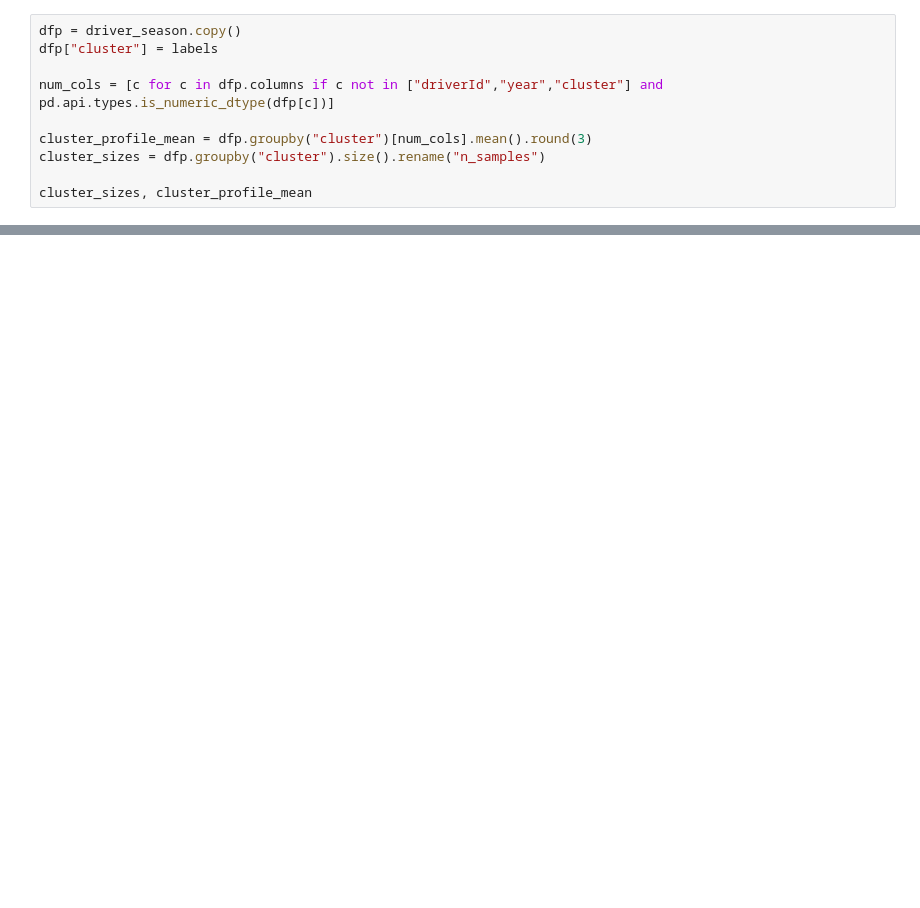
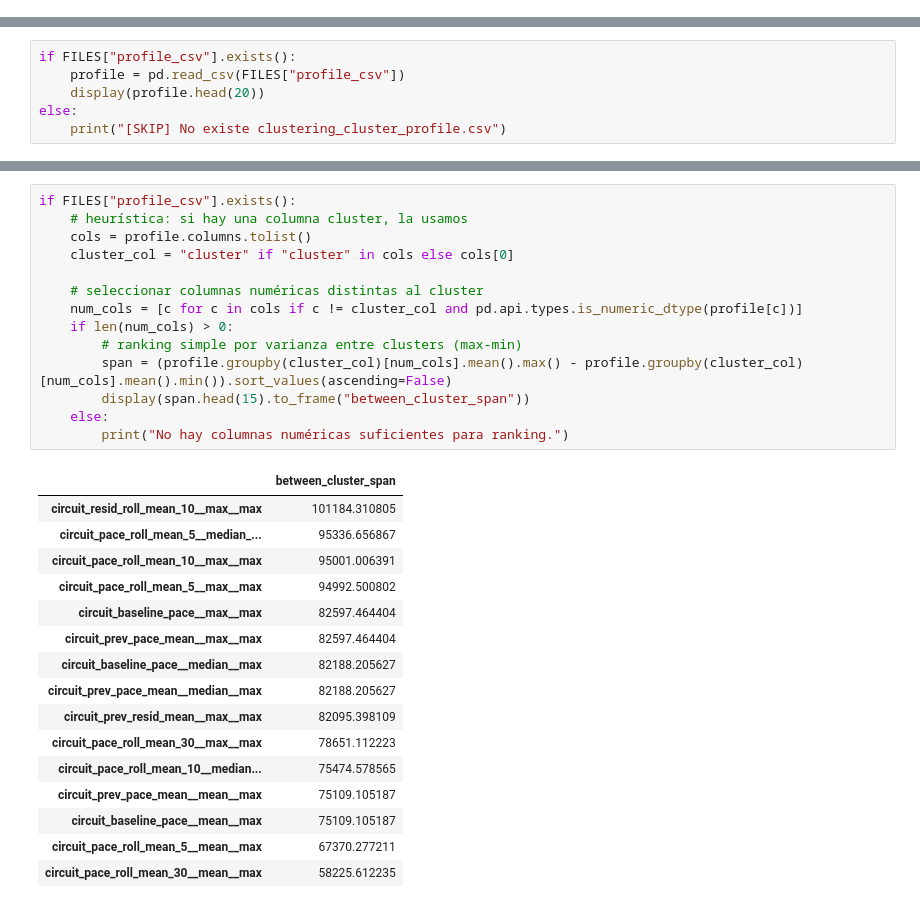
Before and after one commit to Naxituuu01/MachineLearning_F1Proyect, a Jupyter notebook: notebooks/06_unsupervised_clustering.ipynb, the cells around one changed output, grey strips where cells are left out. Cells and saved outputs as stored; diff of their text form; blank space fills up the shorter version.

```diff
--- a/notebooks/06_unsupervised_clustering.ipynb
+++ b/notebooks/06_unsupervised_clustering.ipynb
@@ -234,10 +0,0 @@ driver_season_labeled.head()
-# %%
-dfp = driver_season.copy()
-dfp["cluster"] = labels
-
-num_cols = [c for c in dfp.columns if c not in ["driverId","year","cluster"] and pd.api.types.is_numeric_dtype(dfp[c])]
-
-cluster_profile_mean = dfp.groupby("cluster")[num_cols].mean().round(3)
-cluster_sizes = dfp.groupby("cluster").size().rename("n_samples")
-
-cluster_sizes, cluster_profile_mean
@@ -270,0 +134,6 @@ plt.show()
+# %%
+if FILES["profile_csv"].exists():
+    profile = pd.read_csv(FILES["profile_csv"])
+    display(profile.head(20))
+else:
+    print("[SKIP] No existe clustering_cluster_profile.csv")
@@ -270,0 +160,31 @@ plt.show()
+# %%
+if FILES["profile_csv"].exists():
+    # heurística: si hay una columna cluster, la usamos
+    cols = profile.columns.tolist()
+    cluster_col = "cluster" if "cluster" in cols else cols[0]
+
+    # seleccionar columnas numéricas distintas al cluster
+    num_cols = [c for c in cols if c != cluster_col and pd.api.types.is_numeric_dtype(profile[c])]
+    if len(num_cols) > 0:
+        # ranking simple por varianza entre clusters (max-min)
+        span = (profile.groupby(cluster_col)[num_cols].mean().max() - profile.groupby(cluster_col)[num_cols].mean().min()).sort_values(ascending=False)
+        display(span.head(15).to_frame("between_cluster_span"))
+    else:
+        print("No hay columnas numéricas suficientes para ranking.")
+# %% [output]
+|  | between_cluster_span |
+| circuit_resid_roll_mean_10__max__max | 101184.310805 |
+| circuit_pace_roll_mean_5__median_... | 95336.656867 |
+| circuit_pace_roll_mean_10__max__max | 95001.006391 |
+| circuit_pace_roll_mean_5__max__max | 94992.500802 |
+| circuit_baseline_pace__max__max | 82597.464404 |
+| circuit_prev_pace_mean__max__max | 82597.464404 |
+| circuit_baseline_pace__median__max | 82188.205627 |
+| circuit_prev_pace_mean__median__max | 82188.205627 |
+| circuit_prev_resid_mean__max__max | 82095.398109 |
+| circuit_pace_roll_mean_30__max__max | 78651.112223 |
+| circuit_pace_roll_mean_10__median... | 75474.578565 |
+| circuit_prev_pace_mean__mean__max | 75109.105187 |
+| circuit_baseline_pace__mean__max | 75109.105187 |
+| circuit_pace_roll_mean_5__mean__max | 67370.277211 |
+| circuit_pace_roll_mean_30__mean__max | 58225.612235 |
```
Also changed, not shown: parts of 30 cells of this notebook, 6 other files.
